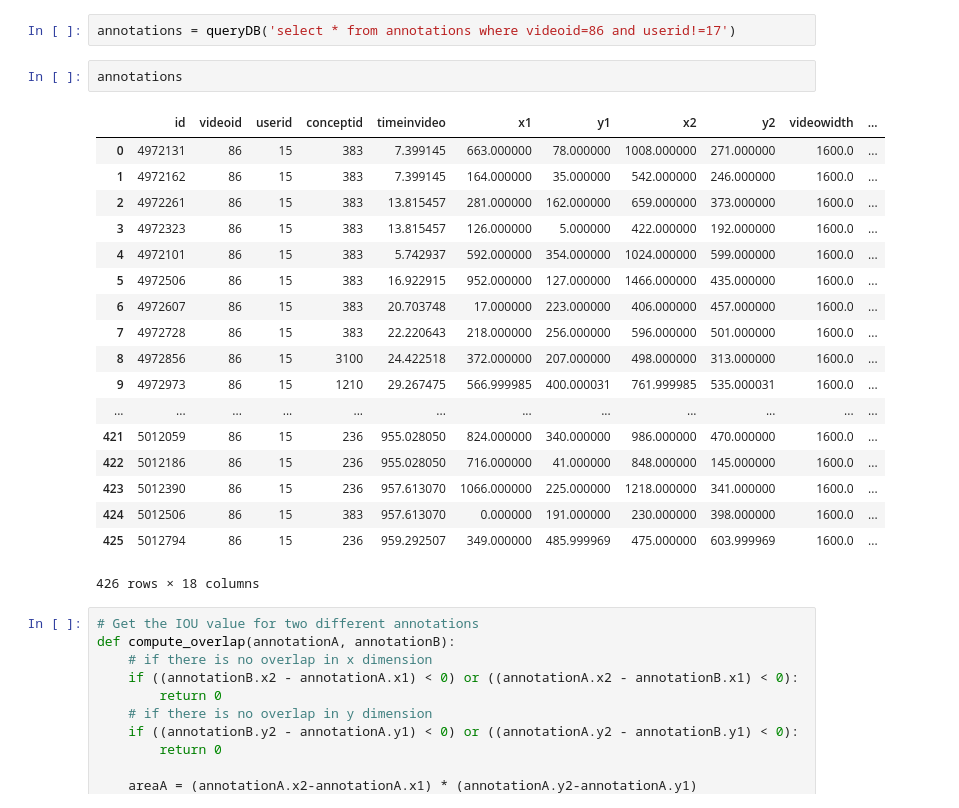
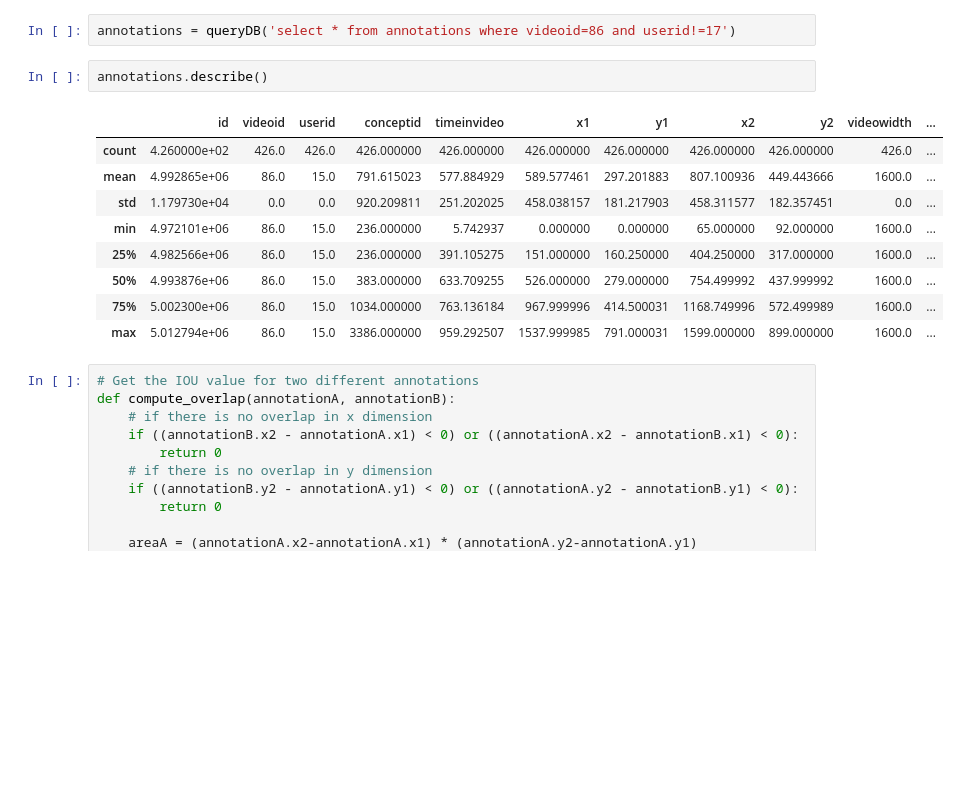
Before and after one commit to video-annotation-project/video-annotation-tool, a Jupyter notebook: ml/videof1tests.ipynb, the cells around one changed output. Saved outputs shown, nothing was run; the diff lists cells and outputs as text; blank space fills up the shorter version.

```diff
--- a/ml/videof1tests.ipynb
+++ b/ml/videof1tests.ipynb
@@ -57,26 +57,17 @@ queryDB("select * from videos where filename='DocRicketts-0701_20141216T212020Z_
 # %%
 annotations = queryDB('select * from annotations where videoid=86 and userid!=17')
 # %%
-annotations
+annotations.describe()
 # %% [output]
 |  | id | videoid | userid | conceptid | timeinvideo | x1 | y1 | x2 | y2 | videowidth | ... |
-| 0 | 4972131 | 86 | 15 | 383 | 7.399145 | 663.000000 | 78.000000 | 1008.000000 | 271.000000 | 1600.0 | ... |
-| 1 | 4972162 | 86 | 15 | 383 | 7.399145 | 164.000000 | 35.000000 | 542.000000 | 246.000000 | 1600.0 | ... |
-| 2 | 4972261 | 86 | 15 | 383 | 13.815457 | 281.000000 | 162.000000 | 659.000000 | 373.000000 | 1600.0 | ... |
-| 3 | 4972323 | 86 | 15 | 383 | 13.815457 | 126.000000 | 5.000000 | 422.000000 | 192.000000 | 1600.0 | ... |
-| 4 | 4972101 | 86 | 15 | 383 | 5.742937 | 592.000000 | 354.000000 | 1024.000000 | 599.000000 | 1600.0 | ... |
-| 5 | 4972506 | 86 | 15 | 383 | 16.922915 | 952.000000 | 127.000000 | 1466.000000 | 435.000000 | 1600.0 | ... |
-| 6 | 4972607 | 86 | 15 | 383 | 20.703748 | 17.000000 | 223.000000 | 406.000000 | 457.000000 | 1600.0 | ... |
-| 7 | 4972728 | 86 | 15 | 383 | 22.220643 | 218.000000 | 256.000000 | 596.000000 | 501.000000 | 1600.0 | ... |
-| 8 | 4972856 | 86 | 15 | 3100 | 24.422518 | 372.000000 | 207.000000 | 498.000000 | 313.000000 | 1600.0 | ... |
-| 9 | 4972973 | 86 | 15 | 1210 | 29.267475 | 566.999985 | 400.000031 | 761.999985 | 535.000031 | 1600.0 | ... |
-| ... | ... | ... | ... | ... | ... | ... | ... | ... | ... | ... | ... |
-| 421 | 5012059 | 86 | 15 | 236 | 955.028050 | 824.000000 | 340.000000 | 986.000000 | 470.000000 | 1600.0 | ... |
-| 422 | 5012186 | 86 | 15 | 236 | 955.028050 | 716.000000 | 41.000000 | 848.000000 | 145.000000 | 1600.0 | ... |
-| 423 | 5012390 | 86 | 15 | 236 | 957.613070 | 1066.000000 | 225.000000 | 1218.000000 | 341.000000 | 1600.0 | ... |
-| 424 | 5012506 | 86 | 15 | 383 | 957.613070 | 0.000000 | 191.000000 | 230.000000 | 398.000000 | 1600.0 | ... |
-| 425 | 5012794 | 86 | 15 | 236 | 959.292507 | 349.000000 | 485.999969 | 475.000000 | 603.999969 | 1600.0 | ... |
+| count | 4.260000e+02 | 426.0 | 426.0 | 426.000000 | 426.000000 | 426.000000 | 426.000000 | 426.000000 | 426.000000 | 426.0 | ... |
+| mean | 4.992865e+06 | 86.0 | 15.0 | 791.615023 | 577.884929 | 589.577461 | 297.201883 | 807.100936 | 449.443666 | 1600.0 | ... |
+| std | 1.179730e+04 | 0.0 | 0.0 | 920.209811 | 251.202025 | 458.038157 | 181.217903 | 458.311577 | 182.357451 | 0.0 | ... |
+| min | 4.972101e+06 | 86.0 | 15.0 | 236.000000 | 5.742937 | 0.000000 | 0.000000 | 65.000000 | 92.000000 | 1600.0 | ... |
+| 25% | 4.982566e+06 | 86.0 | 15.0 | 236.000000 | 391.105275 | 151.000000 | 160.250000 | 404.250000 | 317.000000 | 1600.0 | ... |
+| 50% | 4.993876e+06 | 86.0 | 15.0 | 383.000000 | 633.709255 | 526.000000 | 279.000000 | 754.499992 | 437.999992 | 1600.0 | ... |
+| 75% | 5.002300e+06 | 86.0 | 15.0 | 1034.000000 | 763.136184 | 967.999996 | 414.500031 | 1168.749996 | 572.499989 | 1600.0 | ... |
+| max | 5.012794e+06 | 86.0 | 15.0 | 3386.000000 | 959.292507 | 1537.999985 | 791.000031 | 1599.000000 | 899.000000 | 1600.0 | ... |
-426 rows × 18 columns
 # %%
 # Get the IOU value for two different annotations
 def compute_overlap(annotationA, annotationB):
```
Also changed, not shown: parts of 26 cells of this notebook.
